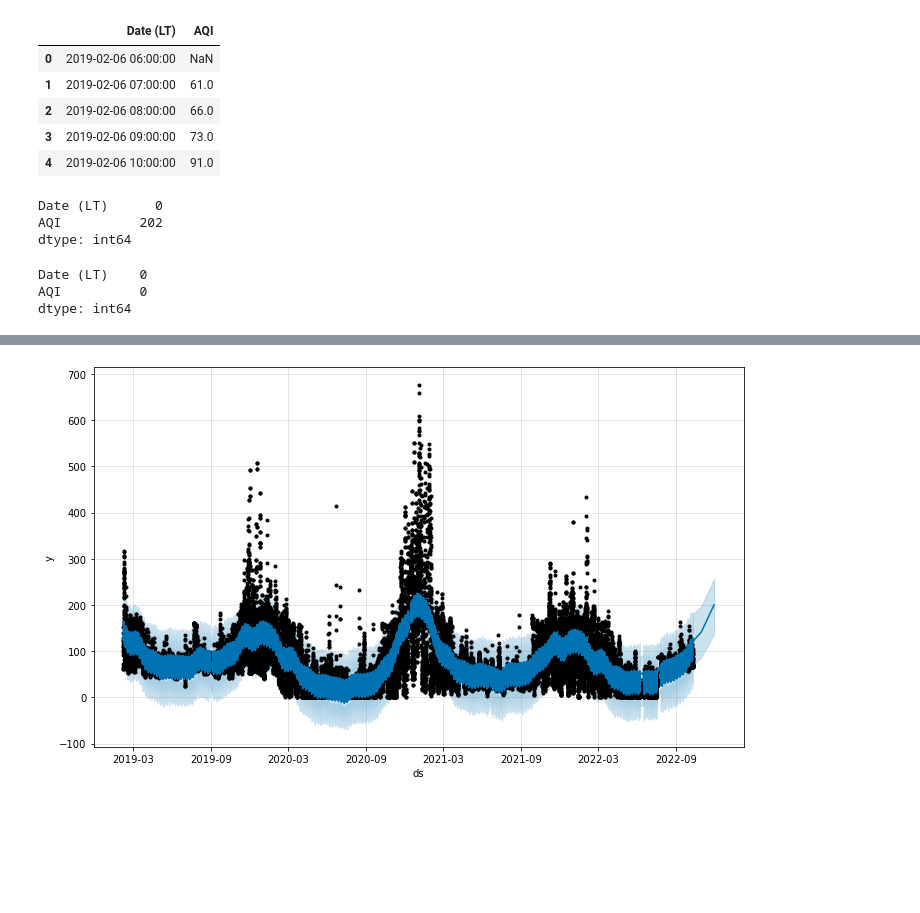
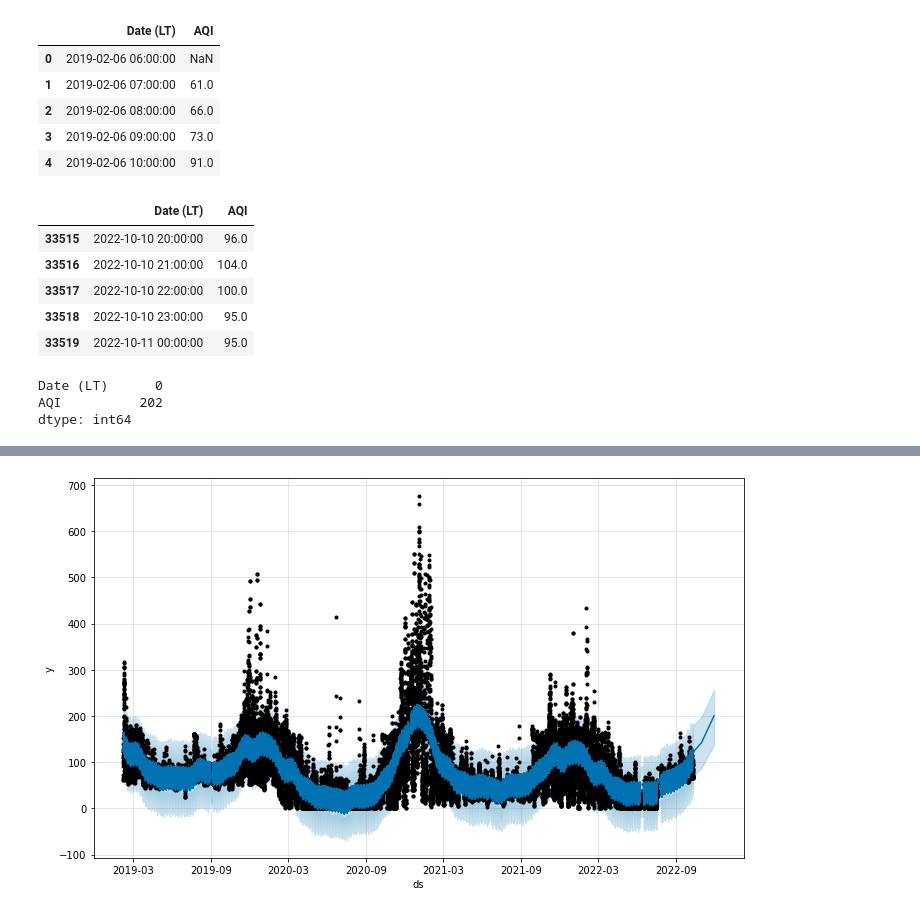
Before and after one commit to bashiralam185/Final_year_project, a Jupyter notebook: Datasets/forecasting/ForecastingPm1-pm10.ipynb, the cells around one changed output, grey strips where cells are left out. Cells and saved outputs as stored; diff of their text form; code cells hidden in the pictures; blank space fills up the shorter version.

```diff
--- a/Datasets/forecasting/ForecastingPm1-pm10.ipynb
+++ b/Datasets/forecasting/ForecastingPm1-pm10.ipynb
@@ -173,6 +182,15 @@ dataset.head()
 | 2 | 2019-02-06 08:00:00 | 66.0 |
 | 3 | 2019-02-06 09:00:00 | 73.0 |
 | 4 | 2019-02-06 10:00:00 | 91.0 |
+# %%
+dataset.tail()
+# %% [output]
+|  | Date (LT) | AQI |
+| 33515 | 2022-10-10 20:00:00 | 96.0 |
+| 33516 | 2022-10-10 21:00:00 | 104.0 |
+| 33517 | 2022-10-10 22:00:00 | 100.0 |
+| 33518 | 2022-10-10 23:00:00 | 95.0 |
+| 33519 | 2022-10-11 00:00:00 | 95.0 |
 # %%
 dataset.isnull().sum()
 # %% [output]
@@ -181,11 +199,5 @@ AQI          202
 dtype: int64
 # %%
 dataset = dataset.bfill().ffill()
-# %%
-dataset.isnull().sum()
-# %% [output]
-Date (LT)    0
-AQI          0
-dtype: int64
 # %%
 dataset["Date (LT)"] = pd.to_datetime(dataset["Date (LT)"])
```
Also changed, not shown: parts of 5 cells of this notebook, 14 other files.
